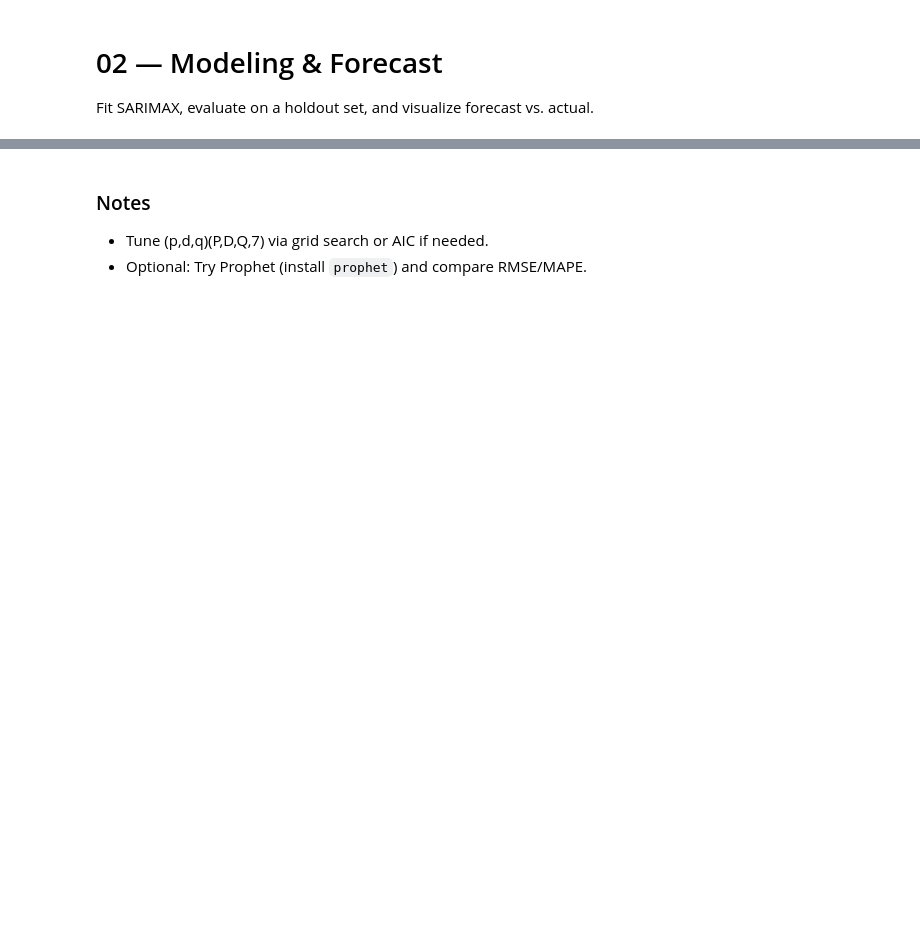
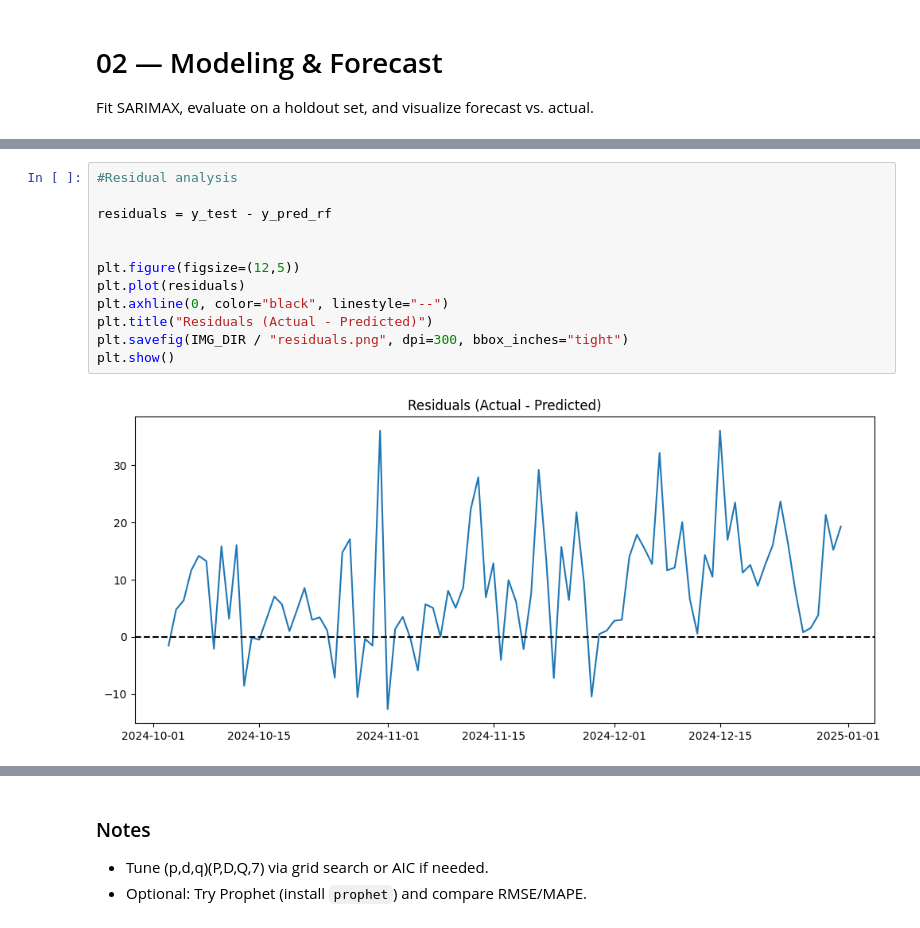
Before and after one commit to cwsakshi/ai_internship_projects, a Jupyter notebook: sales_forecasting/notebooks/02_modeling_and_forecast.ipynb, the cells around one changed output, grey strips where cells are left out. Cells and saved outputs as stored; diff of their text form; blank space fills up the shorter version.

```diff
--- a/sales_forecasting/notebooks/02_modeling_and_forecast.ipynb
+++ b/sales_forecasting/notebooks/02_modeling_and_forecast.ipynb
@@ -53,0 +183,14 @@ print('Saved ../data/forecast_vs_actual.csv')
+# %%
+#Residual analysis
+
+residuals = y_test - y_pred_rf
+
+
+plt.figure(figsize=(12,5))
+plt.plot(residuals)
+plt.axhline(0, color="black", linestyle="--")
+plt.title("Residuals (Actual - Predicted)")
+plt.savefig(IMG_DIR / "residuals.png", dpi=300, bbox_inches="tight")
+plt.show()
+# %% [output]
+[figure, added]
```
Also changed, not shown: parts of 24 cells of this notebook, 6 other files.
